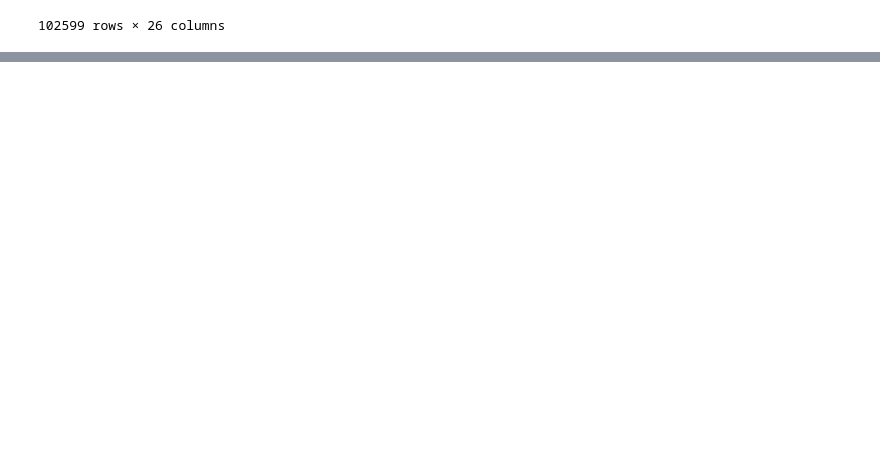
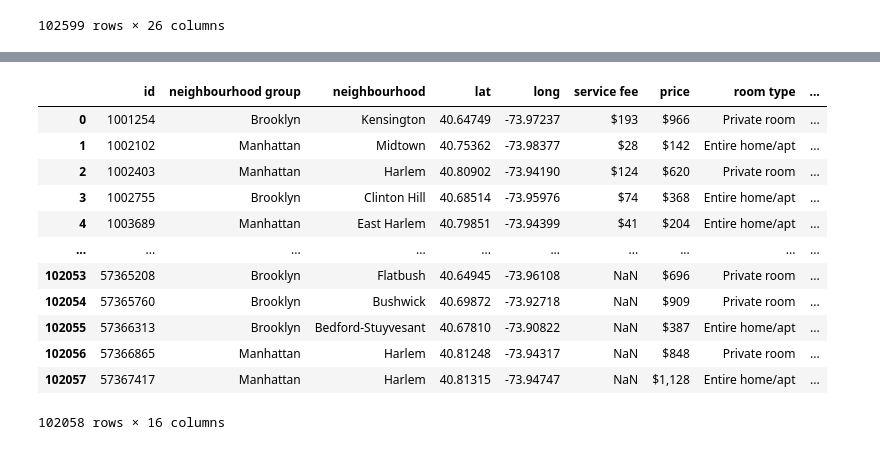
Before and after one commit to nickbartram/team6_project, a Jupyter notebook: main.ipynb, the cells around one changed output, grey strips where cells are left out. Saved outputs shown, nothing was run; the diff lists cells and outputs as text; code cells hidden in the pictures; blank space fills up the shorter version.

Commit message:
Dropped duplicate IDs

```diff
--- a/main.ipynb
+++ b/main.ipynb
@@ -41,0 +43,19 @@ airbnb_df
+# %%
+# airbnb_df[airbnb_df.drop_duplicates(keep='first', inplace=False, ignore_index=False)]
+
+clean_df = airbnb_df.drop_duplicates(keep='first')
+clean_df
+# %% [output]
+|  | id | neighbourhood group | neighbourhood | lat | long | service fee | price | room type | ... |
+| 0 | 1001254 | Brooklyn | Kensington | 40.64749 | -73.97237 | $193 | $966 | Private room | ... |
+| 1 | 1002102 | Manhattan | Midtown | 40.75362 | -73.98377 | $28 | $142 | Entire home/apt | ... |
+| 2 | 1002403 | Manhattan | Harlem | 40.80902 | -73.94190 | $124 | $620 | Private room | ... |
+| 3 | 1002755 | Brooklyn | Clinton Hill | 40.68514 | -73.95976 | $74 | $368 | Entire home/apt | ... |
+| 4 | 1003689 | Manhattan | East Harlem | 40.79851 | -73.94399 | $41 | $204 | Entire home/apt | ... |
+| ... | ... | ... | ... | ... | ... | ... | ... | ... | ... |
+| 102053 | 57365208 | Brooklyn | Flatbush | 40.64945 | -73.96108 | NaN | $696 | Private room | ... |
+| 102054 | 57365760 | Brooklyn | Bushwick | 40.69872 | -73.92718 | NaN | $909 | Private room | ... |
+| 102055 | 57366313 | Brooklyn | Bedford-Stuyvesant | 40.67810 | -73.90822 | NaN | $387 | Entire home/apt | ... |
+| 102056 | 57366865 | Manhattan | Harlem | 40.81248 | -73.94317 | NaN | $848 | Private room | ... |
+| 102057 | 57367417 | Manhattan | Harlem | 40.81315 | -73.94747 | NaN | $1,128 | Entire home/apt | ... |
+102058 rows × 16 columns
```
Also changed, not shown: parts of 2 cells of this notebook.
